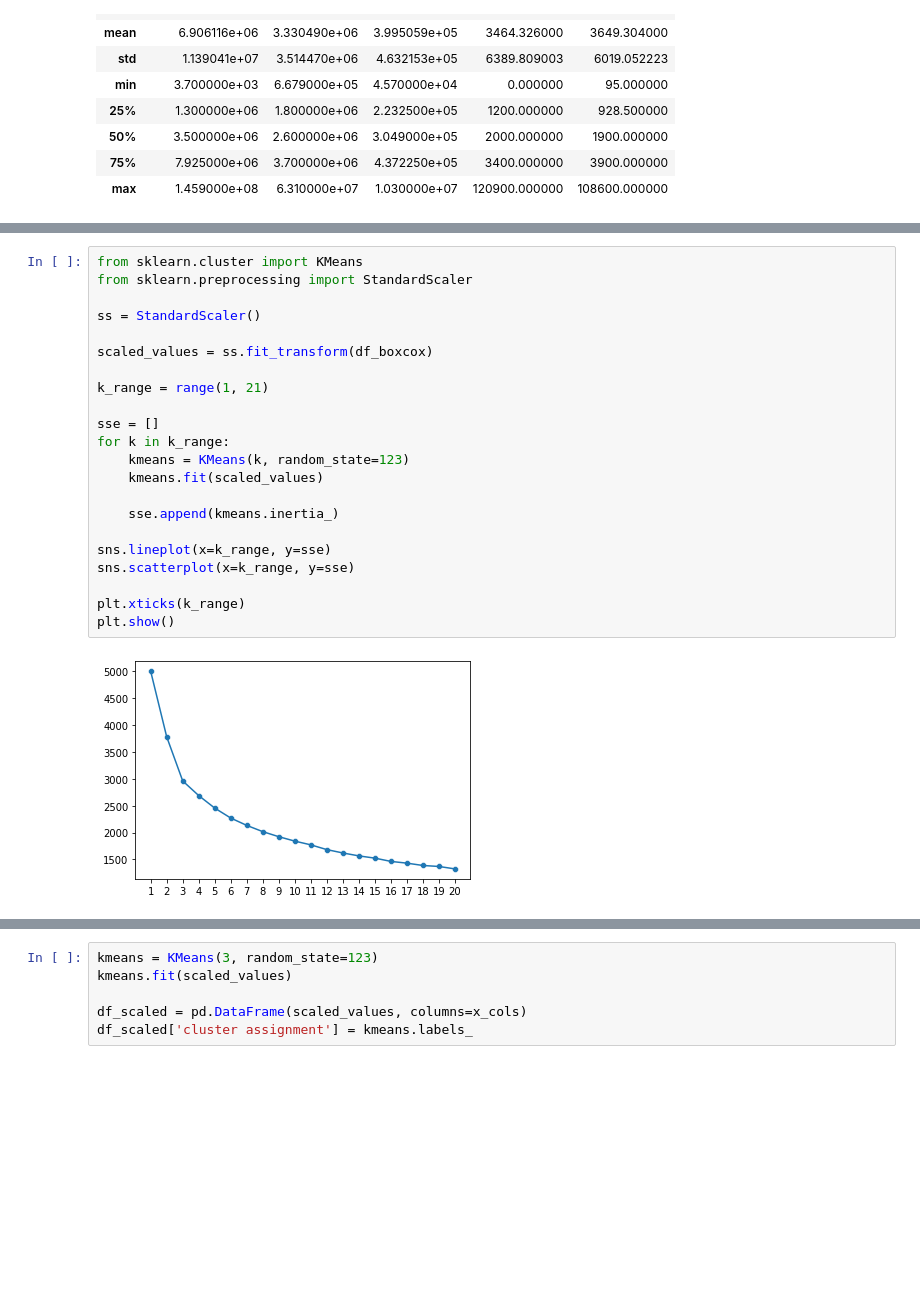
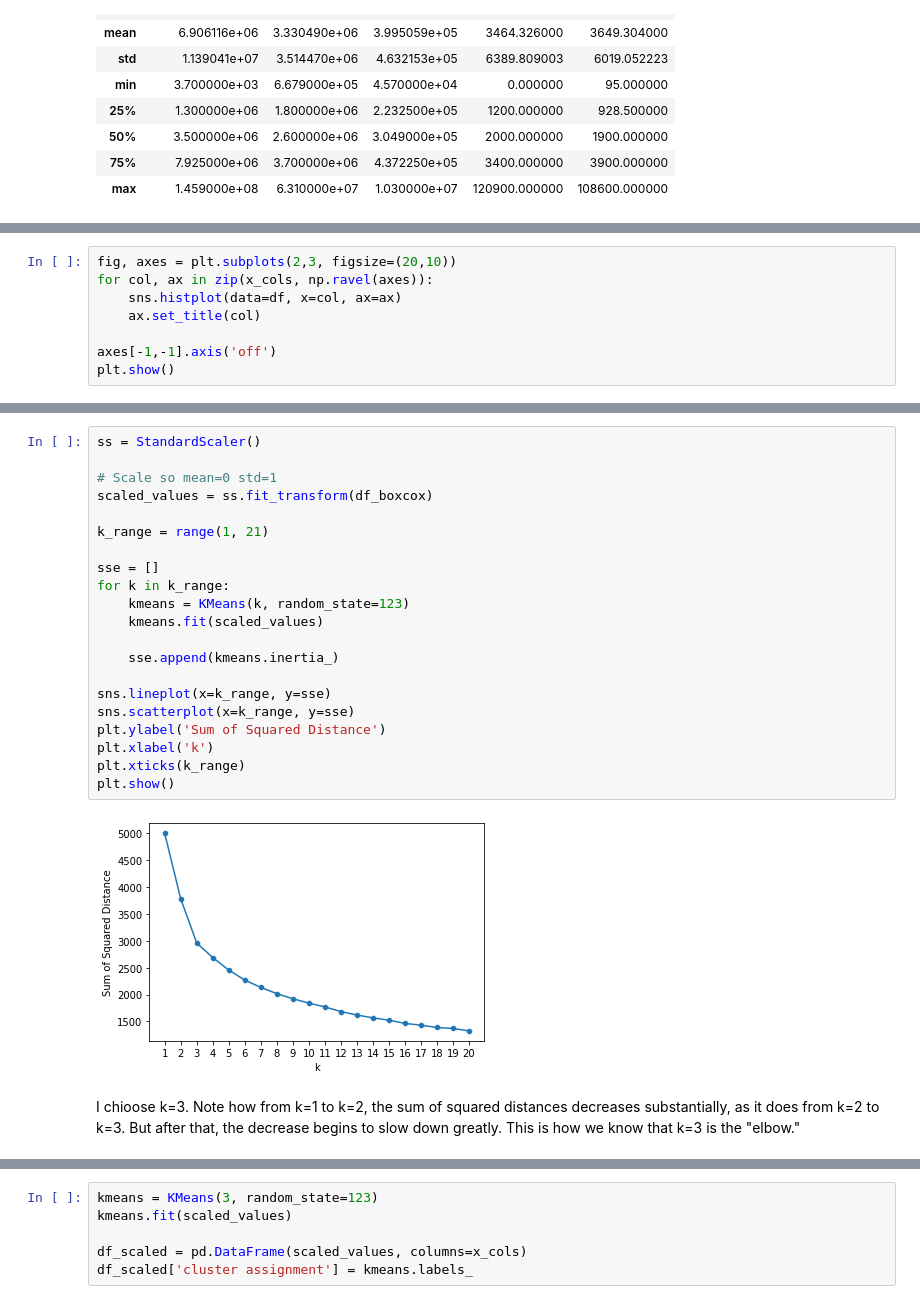
Before and after one commit to penichols10/top_tik_tokers, a Jupyter notebook: top_tik_tokers.ipynb, the cells around one changed output, grey strips where cells are left out. Cells and saved outputs as stored; diff of their text form; blank space fills up the shorter version.

```diff
--- a/top_tik_tokers.ipynb
+++ b/top_tik_tokers.ipynb
@@ -101,0 +108,8 @@ df[x_cols].describe()
+# %%
+fig, axes = plt.subplots(2,3, figsize=(20,10))
+for col, ax in zip(x_cols, np.ravel(axes)):
+    sns.histplot(data=df, x=col, ax=ax)
+    ax.set_title(col)
+
+axes[-1,-1].axis('off')
+plt.show()
@@ -125,24 +179,25 @@ Transforming Shares. Avg with lambda = -0.04638530260865479
 # %%
-from sklearn.cluster import KMeans
-from sklearn.preprocessing import StandardScaler
-
 ss = StandardScaler()
 
+# Scale so mean=0 std=1
 scaled_values = ss.fit_transform(df_boxcox)
 
 k_range = range(1, 21)
 
 sse = []
 for k in k_range:
     kmeans = KMeans(k, random_state=123)
     kmeans.fit(scaled_values)
 
     sse.append(kmeans.inertia_)
 
 sns.lineplot(x=k_range, y=sse)
 sns.scatterplot(x=k_range, y=sse)
-
+plt.ylabel('Sum of Squared Distance')
+plt.xlabel('k')
 plt.xticks(k_range)
 plt.show()
 # %% [output]
-[figure, old version]
+[figure, new version]
+# %% [markdown]
+I chioose k=3. Note how from k=1 to k=2, the sum of squared distances decreases substantially, as it does from k=2 to k=3. But after that, the decrease begins to slow down greatly. This is how we know that k=3 is the "elbow."
```
Also changed, not shown: parts of 23 cells of this notebook.
